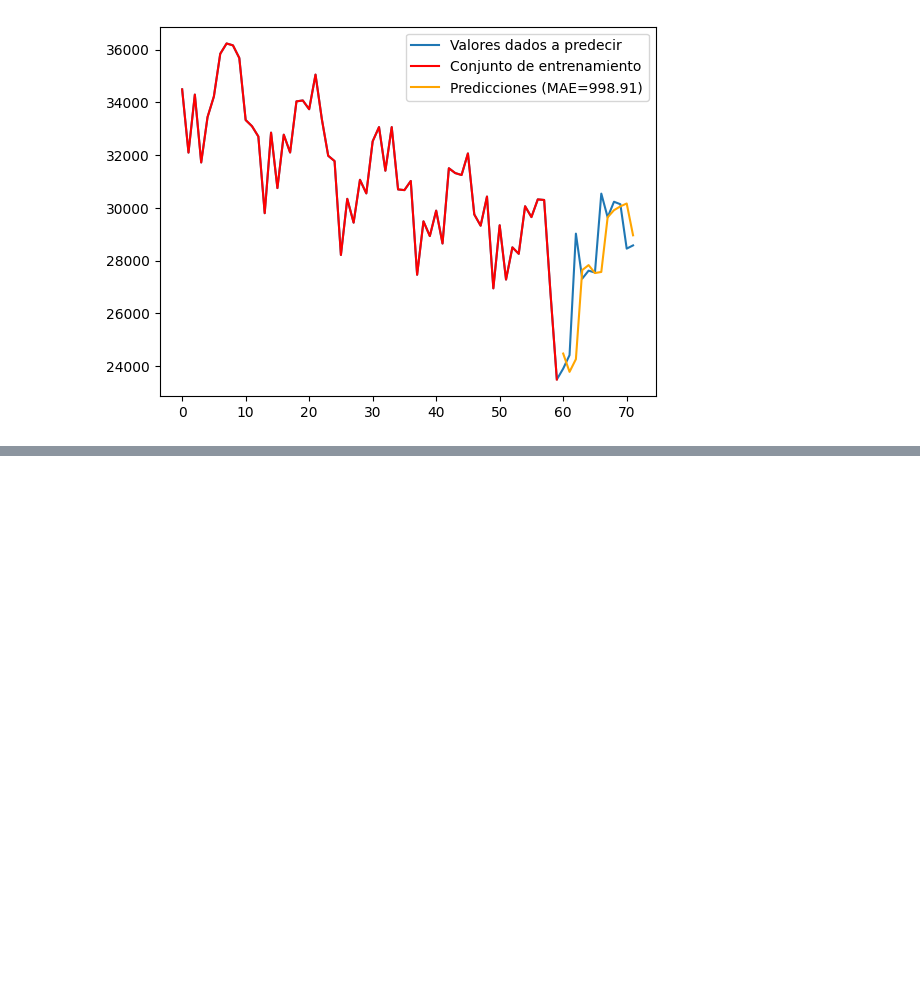
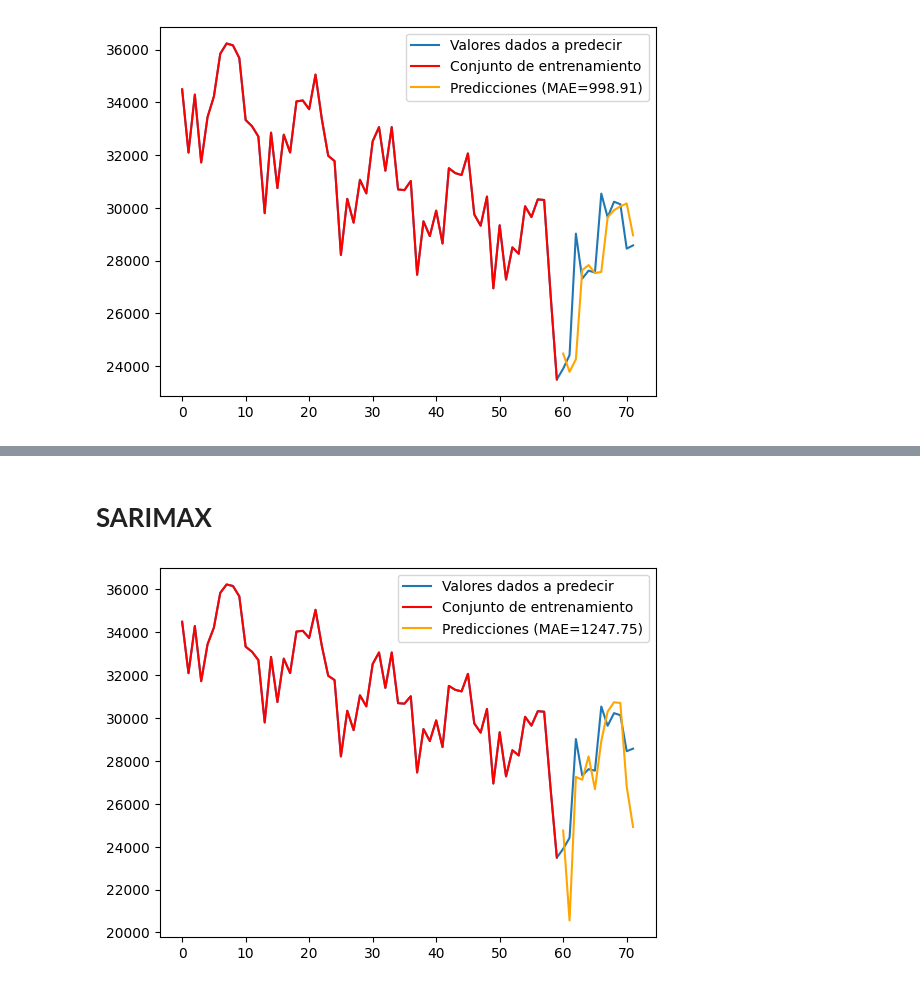
Before and after one commit to MarioGRBlanco/MCP, a Jupyter notebook: 3_seriesVersion2.ipynb, the cells around one changed output, grey strips where cells are left out. Cells and saved outputs as stored; diff of their text form; code cells hidden in the pictures; blank space fills up the shorter version.

```diff
--- a/3_seriesVersion2.ipynb
+++ b/3_seriesVersion2.ipynb
@@ -324,0 +410,18 @@ plt.show()
+# %% [markdown]
+# **SARIMAX**
+# %%
+import statsmodels.api as sm
+X_hat_series = X21
+for t in T_missing:
+    series = X21
+    model = sm.tsa.statespace.SARIMAX(XVALUES[:t], order=(2,1,2), seasonal_order=(1,1,1,12))
+    model_fit = model.fit()
+    X_hat_series = np.hstack((X_hat_series, model_fit.predict(start=t,end=t,dynamic=True)))
+
+plt.plot(XVALUES, label='Valores dados a predecir')
+plt.plot(X21, color='red', label='Conjunto de entrenamiento')
+plt.plot(T_missing, X_hat_series[T_missing], color='orange', label=f'Predicciones (MAE={mae:.2f})')
+plt.legend()
+plt.show()
+# %% [output]
+[figure, added]
```
Also changed, not shown: parts of 8 cells of this notebook.
